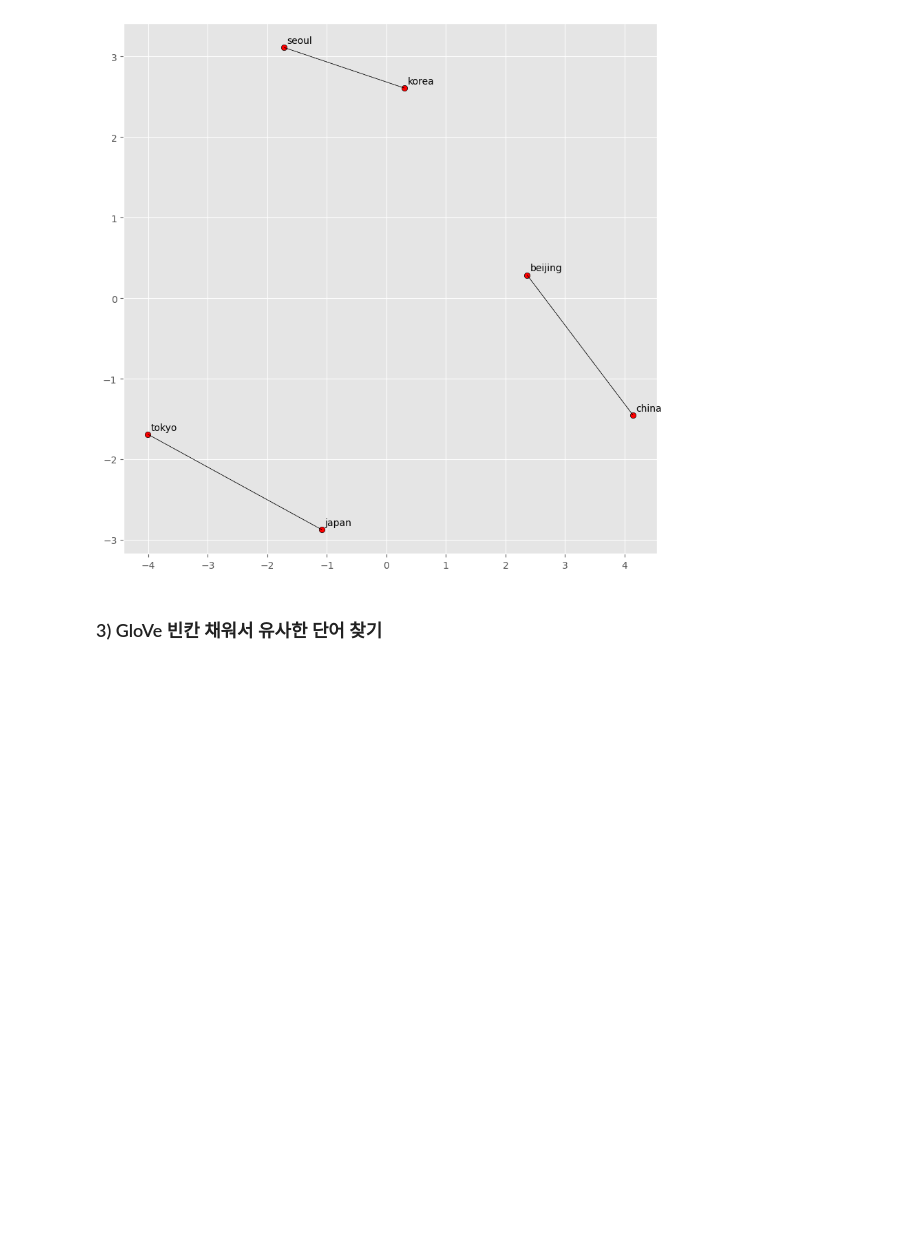
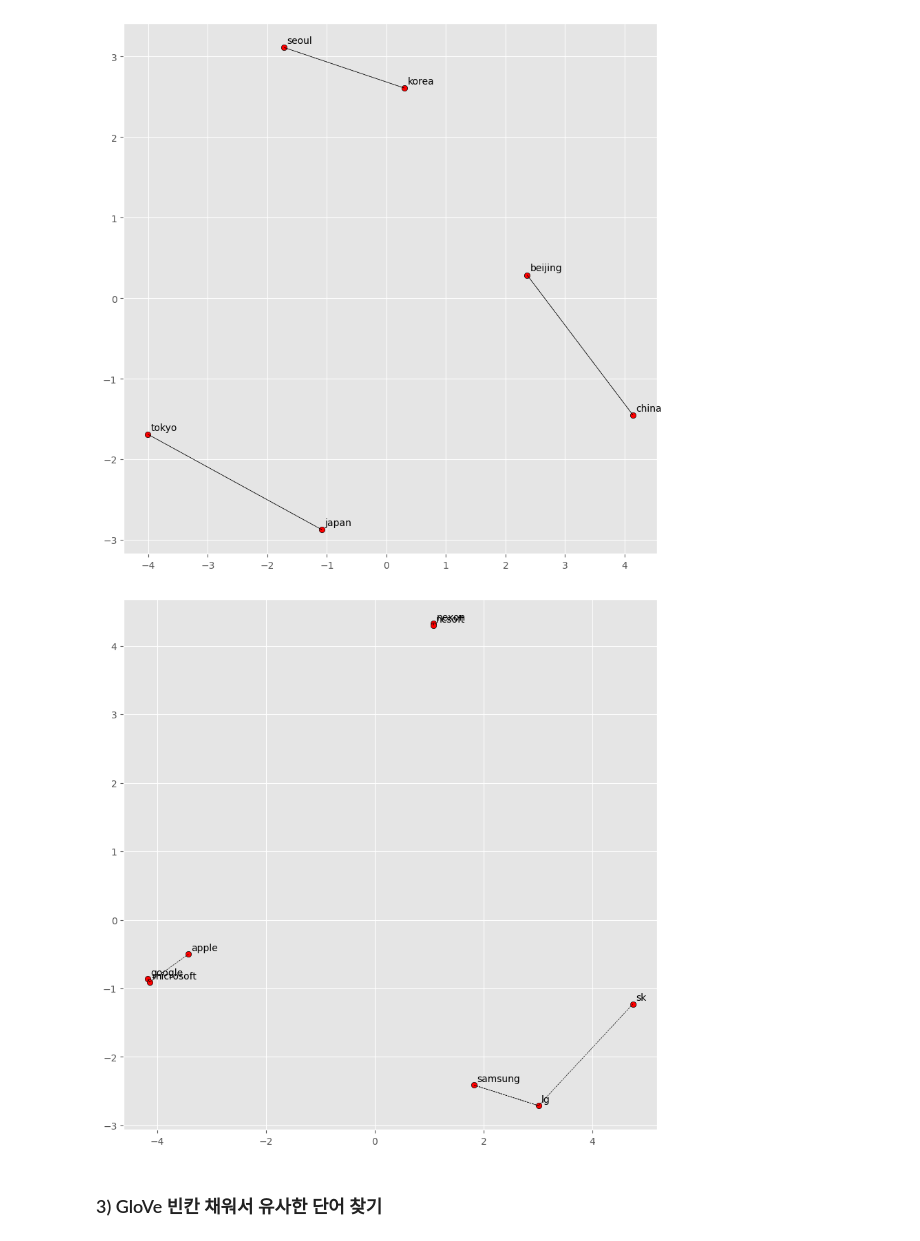
Before and after one commit to ThumbRocket/AI_Expert_Lecture_Files, a Jupyter notebook: 4Week/삼성_실습_1일차.ipynb, the cells around one changed output. Cells and saved outputs as stored; diff of their text form; code cells hidden in the pictures; blank space fills up the shorter version.

```diff
--- a/4Week/삼성_실습_1일차.ipynb
+++ b/4Week/삼성_실습_1일차.ipynb
@@ -341,6 +373,11 @@ display_pca_scatterplot(glove,
     ['korea', 'seoul', 'japan', 'tokyo', 'china', 'beijing'])
 # %% [output]
 [figure]
+# %%
+display_pca_scatterplot(glove,
+    ['samsung', 'lg', 'sk', 'nexon', 'ncsoft', 'google', 'microsoft', 'apple'])
+# %% [output]
+[figure, added]
 # %%
 # Do yourself
 display_pca_scatterplot(glove,
```
Also changed, not shown: parts of 34 cells of this notebook.
